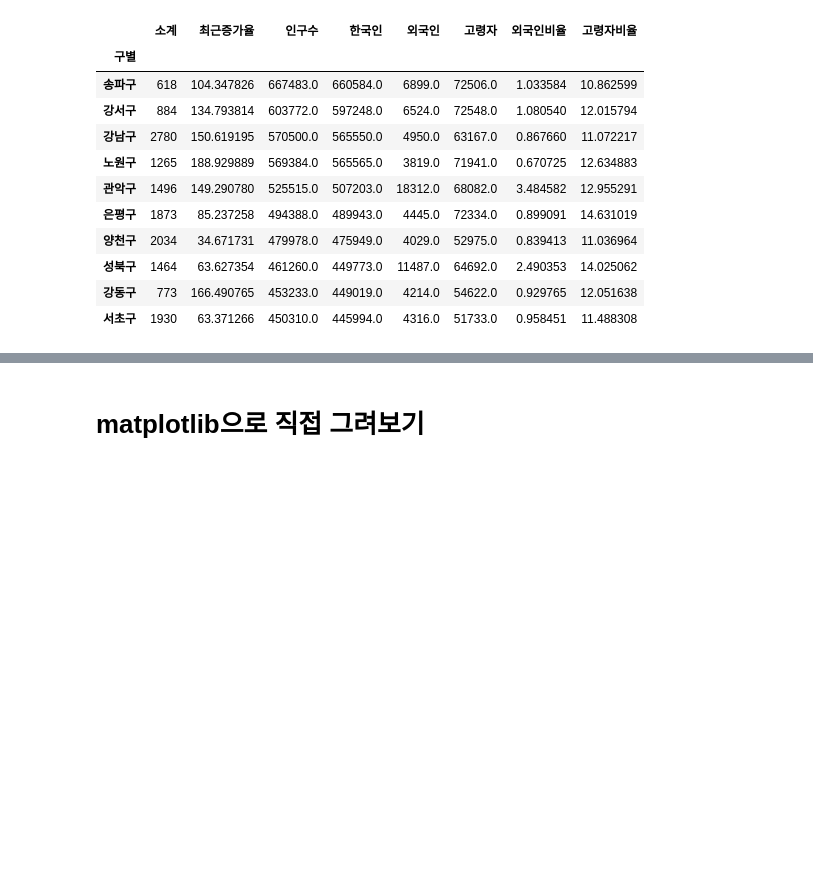
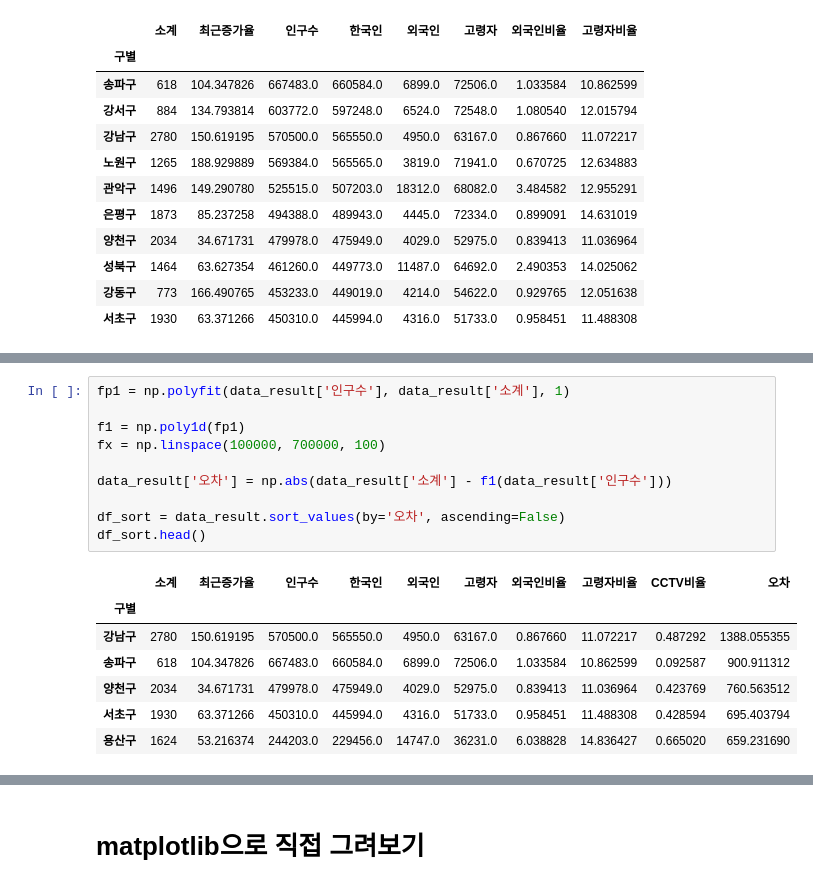
Before and after one commit to CodingSta/demo-ls-201904-pandas, a Jupyter notebook: Pandas 02 - Pinkwink.ipynb, the cells around one changed output, grey strips where cells are left out. Cells and saved outputs as stored; diff of their text form; blank space fills up the shorter version.

```diff
--- a/Pandas 02 - Pinkwink.ipynb
+++ b/Pandas 02 - Pinkwink.ipynb
@@ -273,0 +298,18 @@ data_result.sort_values('인구수', ascending=False).head(10)
+# %%
+fp1 = np.polyfit(data_result['인구수'], data_result['소계'], 1)
+
+f1 = np.poly1d(fp1)
+fx = np.linspace(100000, 700000, 100)
+
+data_result['오차'] = np.abs(data_result['소계'] - f1(data_result['인구수']))
+
+df_sort = data_result.sort_values(by='오차', ascending=False)
+df_sort.head()
+# %% [output]
+|  | 소계 | 최근증가율 | 인구수 | 한국인 | 외국인 | 고령자 | 외국인비율 | 고령자비율 | CCTV비율 | 오차 |
+| 구별 |  |  |  |  |  |  |  |  |  |  |
+| 강남구 | 2780 | 150.619195 | 570500.0 | 565550.0 | 4950.0 | 63167.0 | 0.867660 | 11.072217 | 0.487292 | 1388.055355 |
+| 송파구 | 618 | 104.347826 | 667483.0 | 660584.0 | 6899.0 | 72506.0 | 1.033584 | 10.862599 | 0.092587 | 900.911312 |
+| 양천구 | 2034 | 34.671731 | 479978.0 | 475949.0 | 4029.0 | 52975.0 | 0.839413 | 11.036964 | 0.423769 | 760.563512 |
+| 서초구 | 1930 | 63.371266 | 450310.0 | 445994.0 | 4316.0 | 51733.0 | 0.958451 | 11.488308 | 0.428594 | 695.403794 |
+| 용산구 | 1624 | 53.216374 | 244203.0 | 229456.0 | 14747.0 | 36231.0 | 6.038828 | 14.836427 | 0.665020 | 659.231690 |
```
Also changed, not shown: parts of 5 cells of this notebook.
